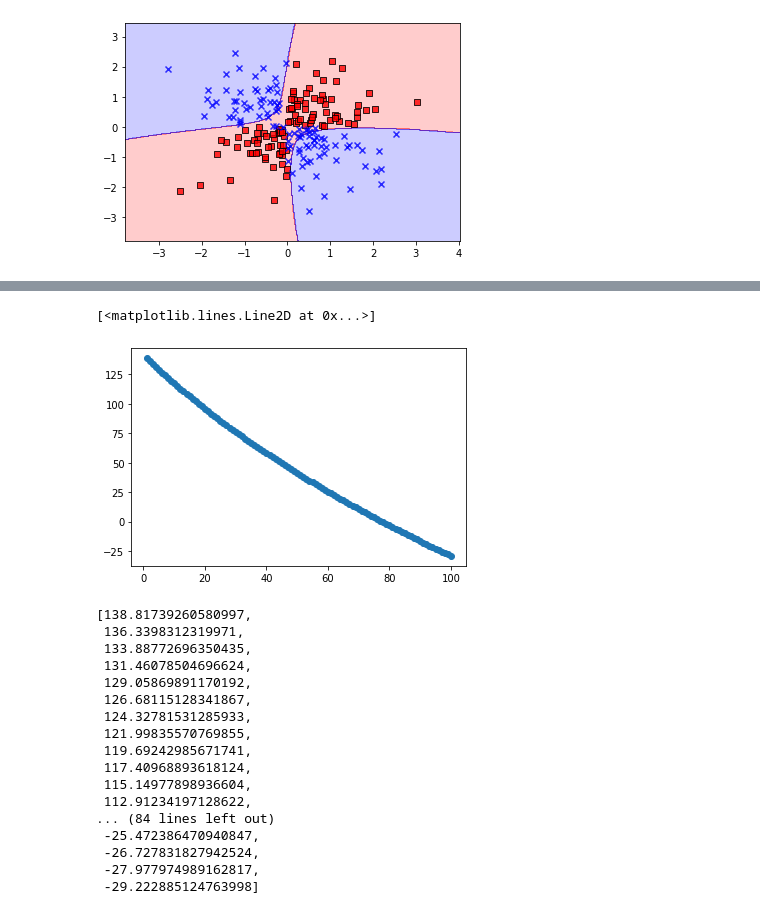
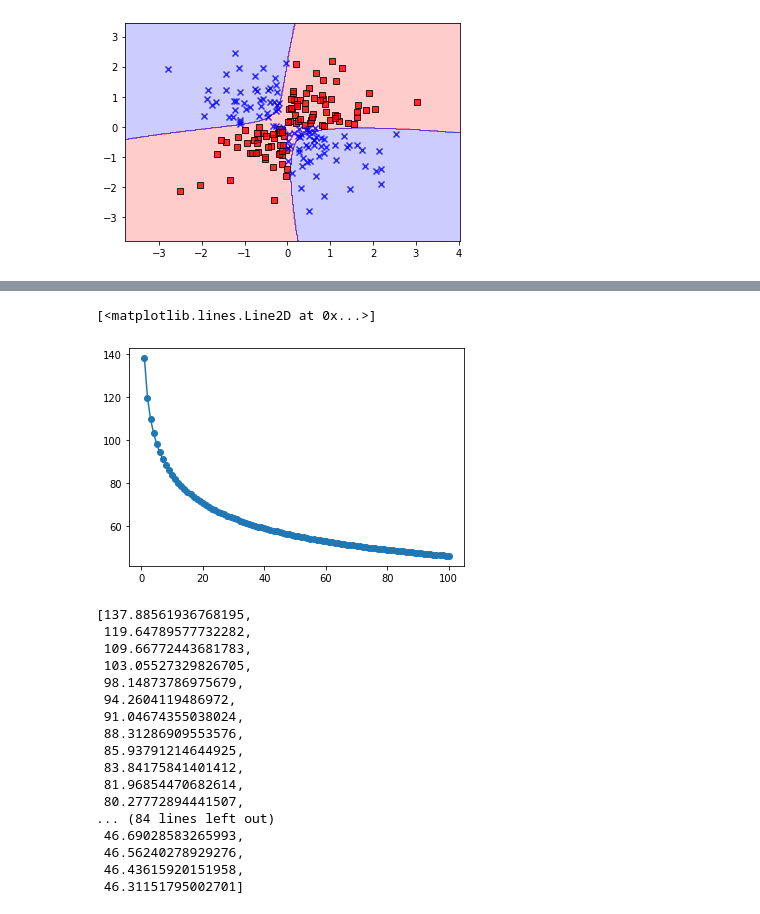
Before and after one commit to JimGerth/desy-ml-python, a Jupyter notebook: Chapter 3.ipynb, the cells around one changed output, grey strips where cells are left out. Drawn from its saved outputs; the diff is of its cells as text; code cells hidden in the pictures.

```diff
--- a/Chapter 3.ipynb
+++ b/Chapter 3.ipynb
@@ -167,9 +167,9 @@ plt.legend(loc='upper left')
 np.random.seed(1)
 X_xor = np.random.randn(200, 2)
 Y_xor = np.logical_xor(X_xor[:, 0] > 0, X_xor[:, 1] > 0)
-Y_xor = np.where(Y_xor, 1, -1)
+Y_xor = np.where(Y_xor, 1, 0)
 plt.scatter(X_xor[Y_xor == 1, 0], X_xor[Y_xor == 1, 1], c='b', marker='x', label='1')
-plt.scatter(X_xor[Y_xor == -1, 0], X_xor[Y_xor == -1, 1], c='r', marker='s', label='-1')
+plt.scatter(X_xor[Y_xor == 0, 0], X_xor[Y_xor == 0, 1], c='r', marker='s', label='-1')
 # %% [output]
 <matplotlib.collections.PathCollection at 0x...>
 [figure]
@@ -198,27 +208,29 @@ plot(-3, 3, LogisticRegressionGD(eta=0.0001, n_iter=1000).fit(X_xor, Y_xor), res
 # %%
-lr = LogisticRegressionGD(eta=0.0001, n_iter=100).fit(X_xor, Y_xor)
+from adaline_gd import AdalineGD
+
+lr = LogisticRegressionGD(eta=0.005, n_iter=100).fit(X_xor, Y_xor)
 
 plt.plot(range(1, len(lr.cost_) + 1), lr.cost_, marker='o')
 # %% [output]
 [<matplotlib.lines.Line2D at 0x...>]
-[figure, old version]
+[figure, new version]
 # %%
 lr.cost_
 # %% [output]
-[138.81739260580997,
- 136.3398312319971,
- 133.88772696350435,
- 131.46078504696624,
- 129.05869891170192,
- 126.68115128341867,
- 124.32781531285933,
- 121.99835570769855,
- 119.69242985671741,
- 117.40968893618124,
- 115.14977898936604,
- 112.91234197128622,
+[137.88561936768195,
+ 119.64789577732282,
+ 109.66772443681783,
+ 103.05527329826705,
+ 98.14873786975679,
+ 94.2604119486972,
+ 91.04674355038024,
+ 88.31286909553576,
+ 85.93791214644925,
+ 83.84175841401412,
+ 81.96854470682614,
+ 80.27772894441507,
 ... (84 lines left out)
- -25.472386470940847,
- -26.727831827942524,
- -27.977974989162817,
- -29.222885124763998]
+ 46.69028583265993,
+ 46.56240278929276,
+ 46.43615920151958,
+ 46.31151795002701]
```
Also changed, not shown: parts of 1 cell of this notebook.
